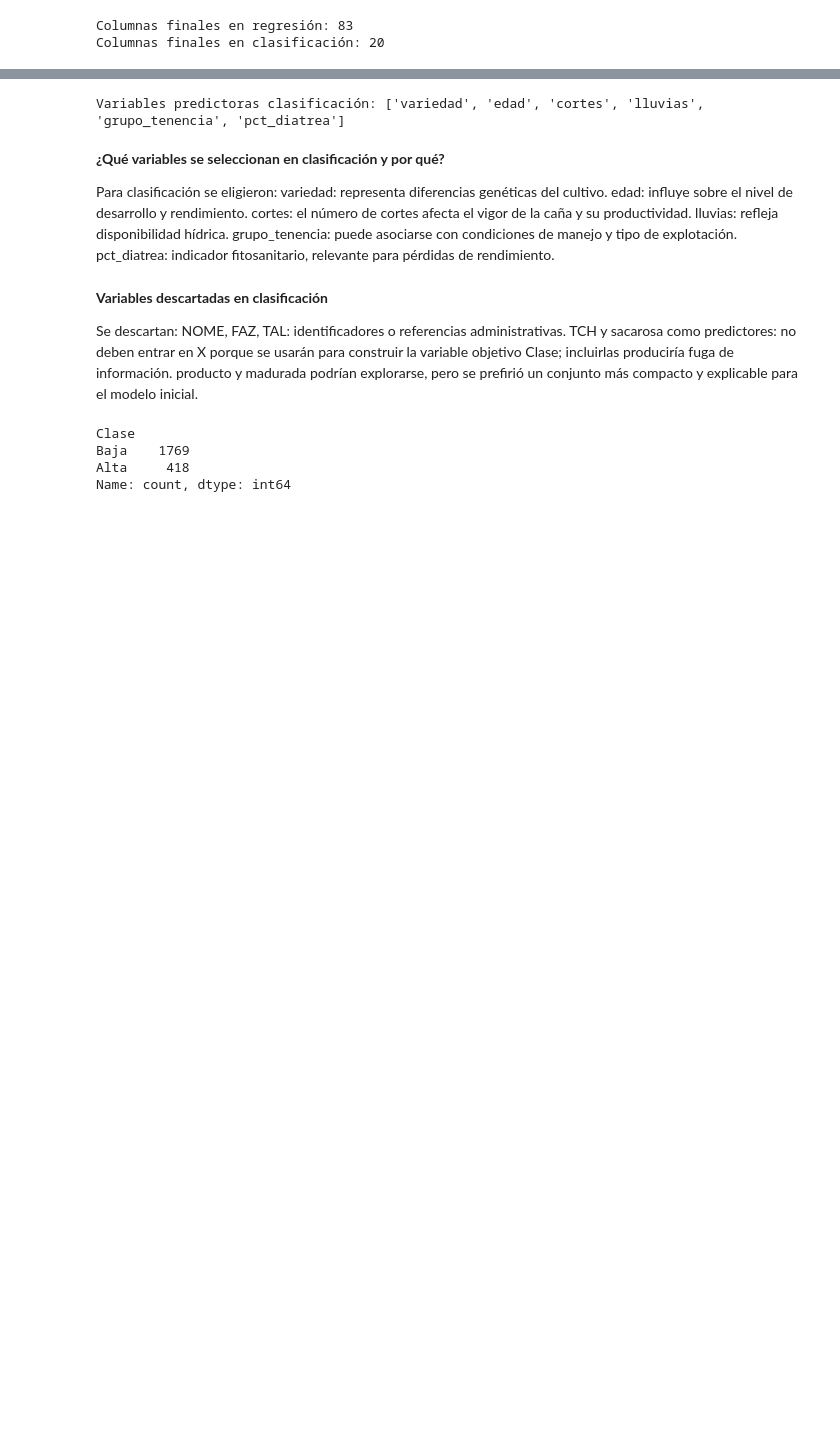
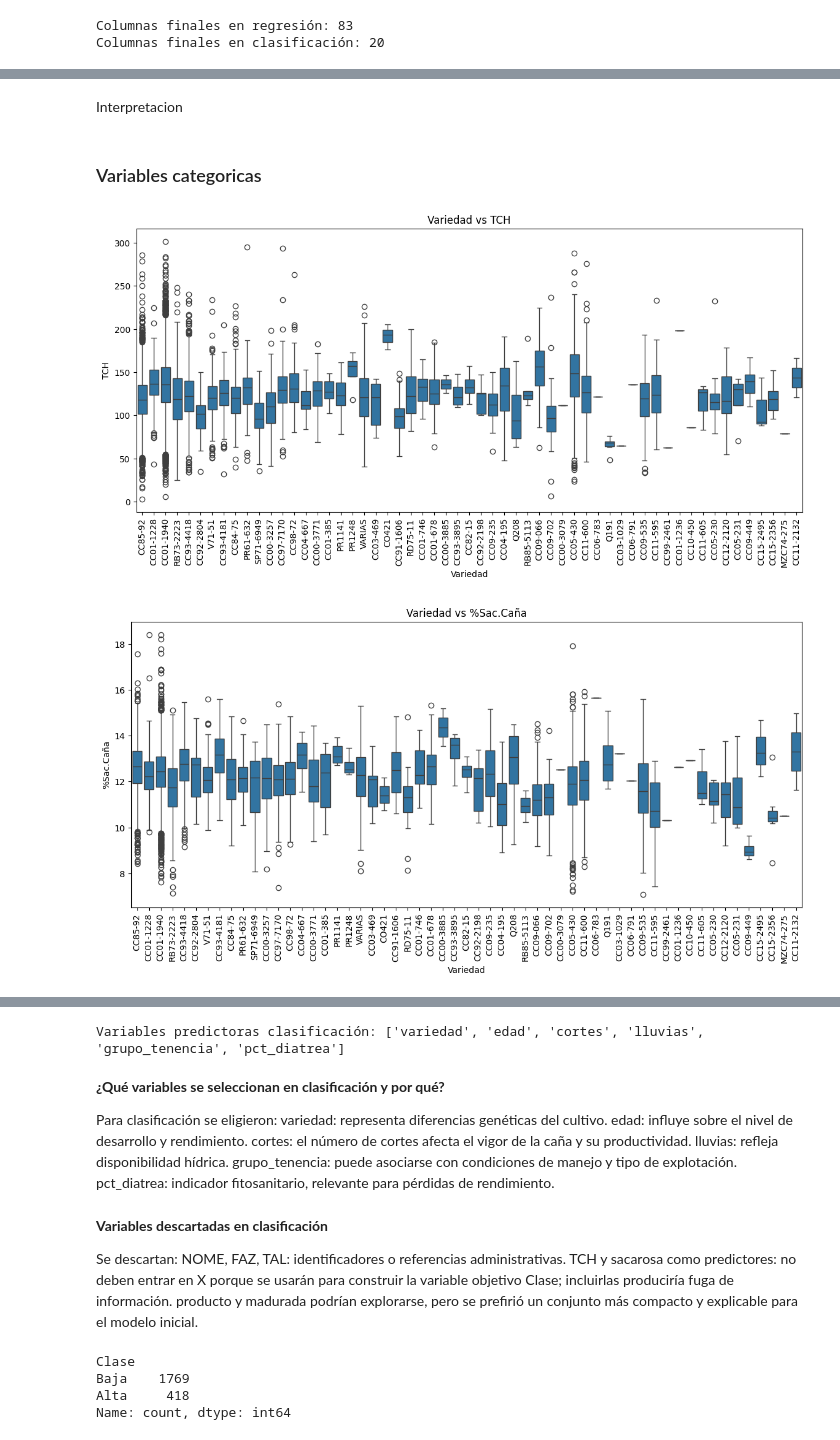
Before and after one commit to luiscadn/ProvidenciaCane-Harvest-Forecasting-ML, a Jupyter notebook: notebooks/01_EDA.ipynb, the cells around one changed output, grey strips where cells are left out. Drawn from its saved outputs; the diff is of its cells as text; code cells hidden in the pictures; blank space fills up the shorter version.

```diff
--- a/notebooks/01_EDA.ipynb
+++ b/notebooks/01_EDA.ipynb
@@ -106,0 +498,14 @@ Variables con altísimo porcentaje de faltantes: por ejemplo Fert.Nitrogen., Ure
+# %%
+sys.path.append(os.path.abspath('..'))
+
+from src.preprocessing import imputar_por_regla_negocio
+
+df_reg = imputar_por_regla_negocio(
+    df_reg,
+    cols_cero=['Dosis Madurante', '%Infest.Diatrea'],
+    cols_no_aplica=[]
+)
+
+
+print(df_reg[['Dosis Madurante', '%Infest.Diatrea']].isnull().sum())
+print(df_reg[['Dosis Madurante', '%Infest.Diatrea']].head(20))
@@ -106,0 +780,19 @@ Variables con altísimo porcentaje de faltantes: por ejemplo Fert.Nitrogen., Ure
+# %% [markdown]
+Interpretacion
+# %% [markdown]
+### Variables categoricas
+# %%
+plt.figure(figsize=(14,6))
+sns.boxplot(data=df_reg_sacarosa, x='Variedad', y='TCH')
+plt.title('Variedad vs TCH')
+plt.xticks(rotation=90)
+plt.show()
+
+plt.figure(figsize=(14,6))
+sns.boxplot(data=df_reg_sacarosa, x='Variedad', y='%Sac.Caña')
+plt.title('Variedad vs %Sac.Caña')
+plt.xticks(rotation=90)
+plt.show()
+# %% [output]
+[figure, added]
+[figure, added]
```
Also changed, not shown: parts of 61 cells of this notebook, 1 other file.
